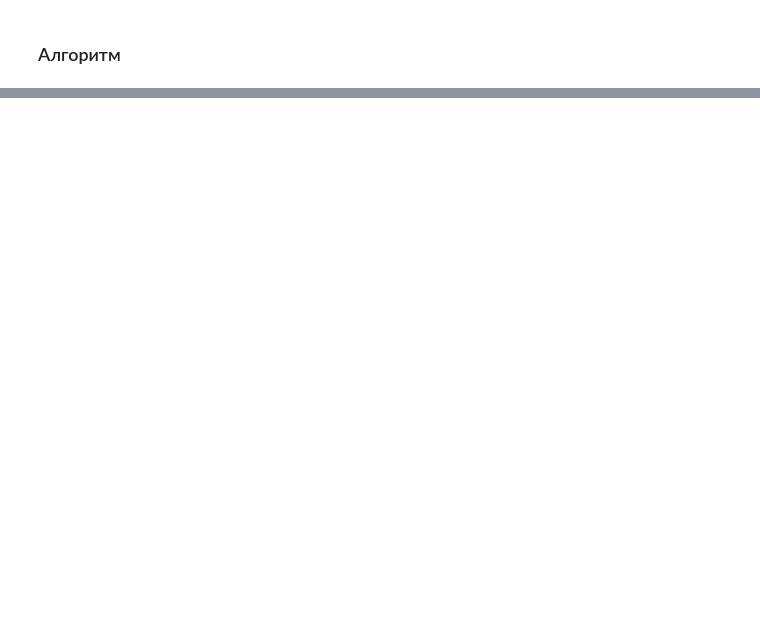
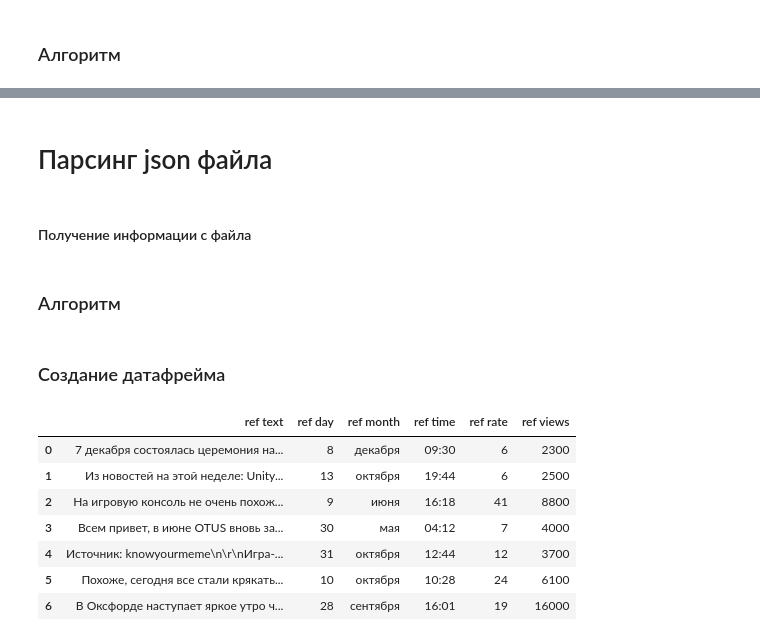
Before and after one commit to ArtemTop495/MOIBD, a Jupyter notebook: parsing.ipynb, the cells around one changed output, grey strips where cells are left out. Saved outputs shown, nothing was run; the diff lists cells and outputs as text; code cells hidden in the pictures; blank space fills up the shorter version.

```diff
--- a/parsing.ipynb
+++ b/parsing.ipynb
@@ -207,0 +367,4 @@ memory usage: 4.3+ KB
+# %% [markdown]
+# Парсинг json файла
+# %% [markdown]
+#### Получение информации с файла
@@ -207,0 +374,39 @@ memory usage: 4.3+ KB
+# %% [markdown]
+### Алгоритм
+# %%
+all_ref_text = []
+all_ref_day = []
+all_ref_month = []
+all_ref_time = []
+all_ref_rate = []
+all_ref_views = []
+def parse_json(local_data):
+    for i in local_data['refs']:
+        all_ref_text.append(i[0])
+        all_ref_day.append(i[1]['day'])
+        all_ref_month.append(i[1]['month'])
+        all_ref_time.append(i[1]['time'])
+        all_ref_rate.append(i[2]['rate'])
+        all_ref_views.append(i[2]['views'])
+parse_json(data)
+# %% [markdown]
+### Создание датафрейма
+# %%
+df = pd.DataFrame({
+    'ref text': all_ref_text,
+    'ref day': all_ref_day,
+    'ref month': all_ref_month,
+    'ref time': all_ref_time,
+    'ref rate': all_ref_rate,
+    'ref views': all_ref_views
+})
+df
+# %% [output]
+|  | ref text | ref day | ref month | ref time | ref rate | ref views |
+| 0 | 7 декабря состоялась церемония на... | 8 | декабря | 09:30 | 6 | 2300 |
+| 1 | Из новостей на этой неделе: Unity... | 13 | октября | 19:44 | 6 | 2500 |
+| 2 | На игровую консоль не очень похож... | 9 | июня | 16:18 | 41 | 8800 |
+| 3 | Всем привет, в июне OTUS вновь за... | 30 | мая | 04:12 | 7 | 4000 |
+| 4 | Источник: knowyourmeme\n\r\nИгра-... | 31 | октября | 12:44 | 12 | 3700 |
+| 5 | Похоже, сегодня все стали крякать... | 10 | октября | 10:28 | 24 | 6100 |
+| 6 | В Оксфорде наступает яркое утро ч... | 28 | сентября | 16:01 | 19 | 16000 |
```
Also changed, not shown: parts of 51 cells of this notebook, 45 other files.
